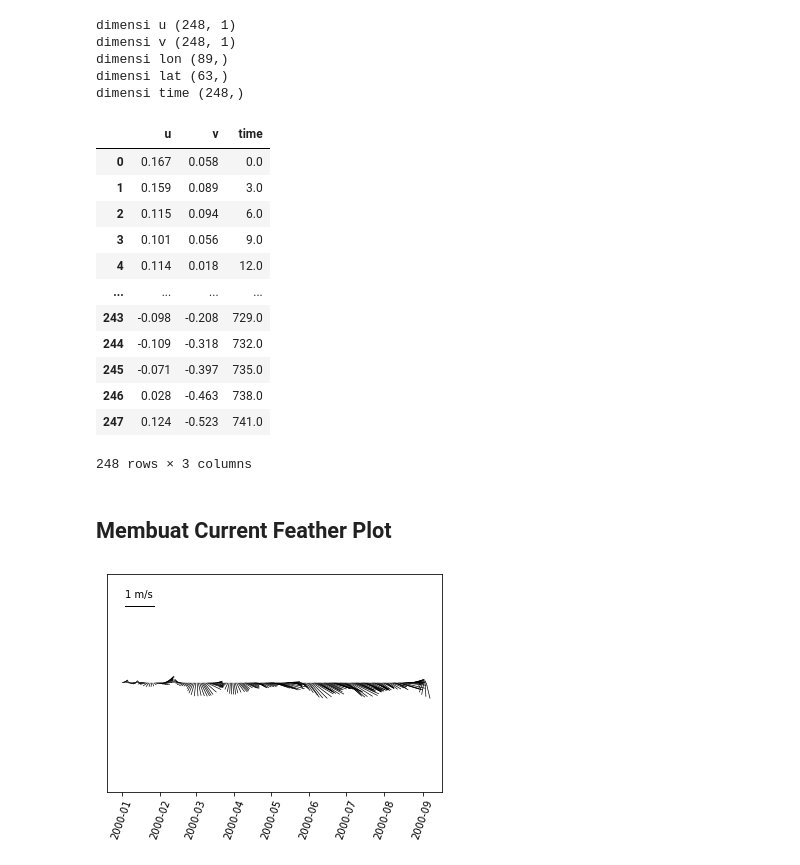
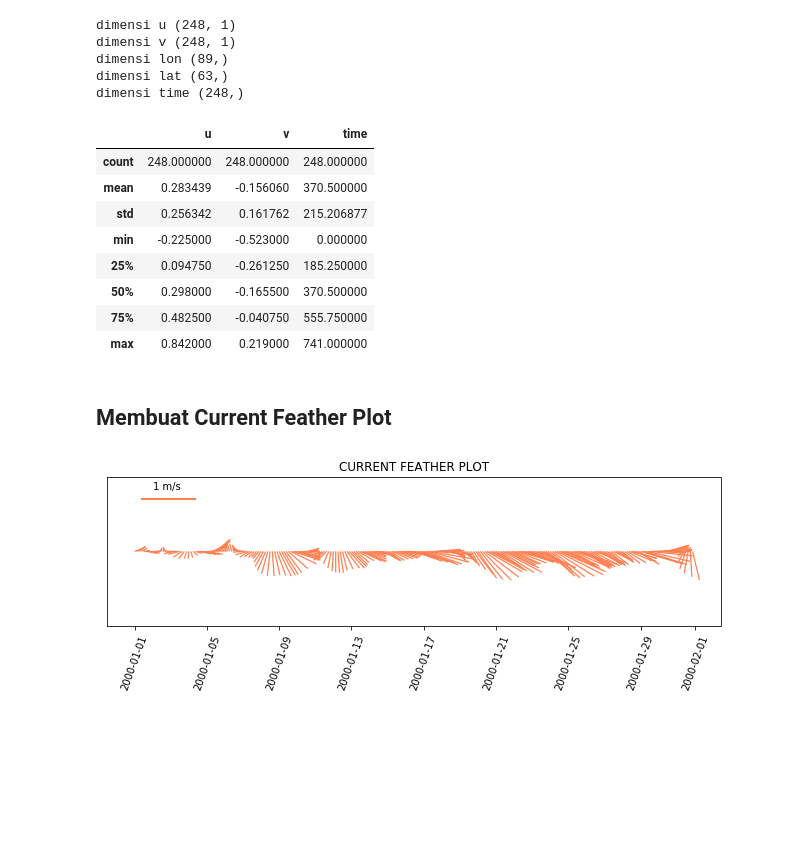
Before and after one commit to salbifaza/modul4andat, a Jupyter notebook: MODUL_4_FEATHER PLOT.ipynb, the cells around one changed output. Drawn from its saved outputs; the diff is of its cells as text; code cells hidden in the pictures; blank space fills up the shorter version.

```diff
--- a/MODUL_4_FEATHER PLOT.ipynb
+++ b/MODUL_4_FEATHER PLOT.ipynb
@@ -71,22 +71,18 @@ dimensi time (248,)
 data_arus=pd.DataFrame(u,columns=['u'])
 data_arus['v']=v
 data_arus['time']=time
-
-display(data_arus)
+data_arus.describe()
+#display(data_arus)
 # %% [output]
 |  | u | v | time |
-| 0 | 0.167 | 0.058 | 0.0 |
-| 1 | 0.159 | 0.089 | 3.0 |
-| 2 | 0.115 | 0.094 | 6.0 |
-| 3 | 0.101 | 0.056 | 9.0 |
-| 4 | 0.114 | 0.018 | 12.0 |
-| ... | ... | ... | ... |
-| 243 | -0.098 | -0.208 | 729.0 |
-| 244 | -0.109 | -0.318 | 732.0 |
-| 245 | -0.071 | -0.397 | 735.0 |
-| 246 | 0.028 | -0.463 | 738.0 |
-| 247 | 0.124 | -0.523 | 741.0 |
+| count | 248.000000 | 248.000000 | 248.000000 |
+| mean | 0.283439 | -0.156060 | 370.500000 |
+| std | 0.256342 | 0.161762 | 215.206877 |
+| min | -0.225000 | -0.523000 | 0.000000 |
+| 25% | 0.094750 | -0.261250 | 185.250000 |
+| 50% | 0.298000 | -0.165500 | 370.500000 |
+| 75% | 0.482500 | -0.040750 | 555.750000 |
+| max | 0.842000 | 0.219000 | 741.000000 |
-248 rows × 3 columns
 # %% [markdown]
 ## Membuat Current Feather Plot
 # %%
@@ -134,11 +119,18 @@ t = [start + timedelta(days=n) for n in range(len(x))]
+# %%
+from datetime import datetime, timedelta, date
+x = data_arus
+start = datetime(2000, 1, 1, 0, 0) #tahun,bulan,hari
+t = [start + timedelta(hours=3*n) for n in range(len(x))] #karena data diambil setiap 3 jam
 # %%
-q = stick_plot(t, u, v)
+fig, ax = plt.subplots(figsize=(11, 2.75))
 
+q = stick_plot(t, u, v, ax=ax, width=0.002, color='coral')
+ax.set_title('CURRENT FEATHER PLOT')
 ref = 1
 qk = plt.quiverkey(q, 0.1, 0.85, ref,
                   "%s m/s " % ref,
                   labelpos='N', coordinates='axes')
 
 _ = plt.xticks(rotation=70)
 # %% [output]
-[figure, old version]
+[figure, new version]
```
Also changed, not shown: parts of 4 cells of this notebook.
